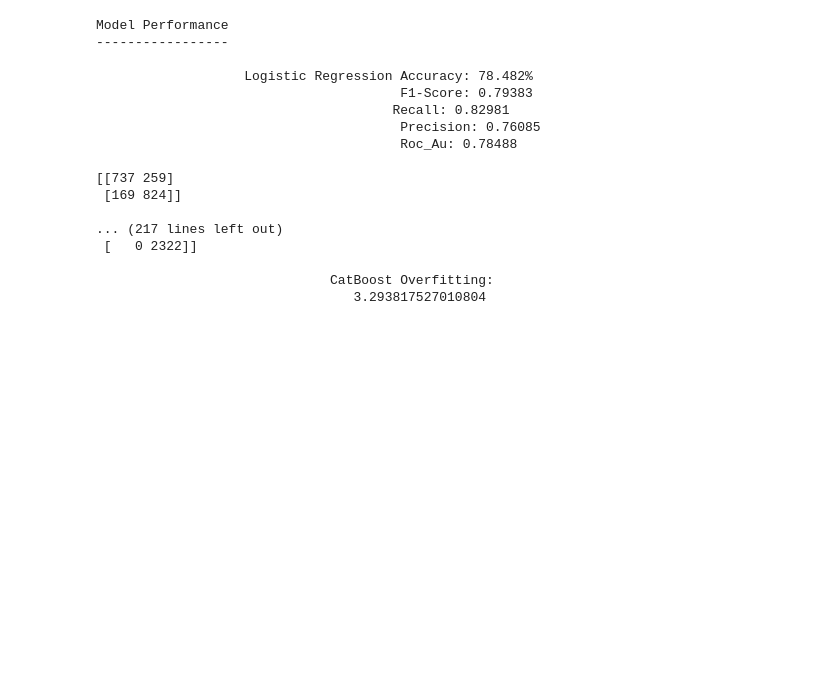
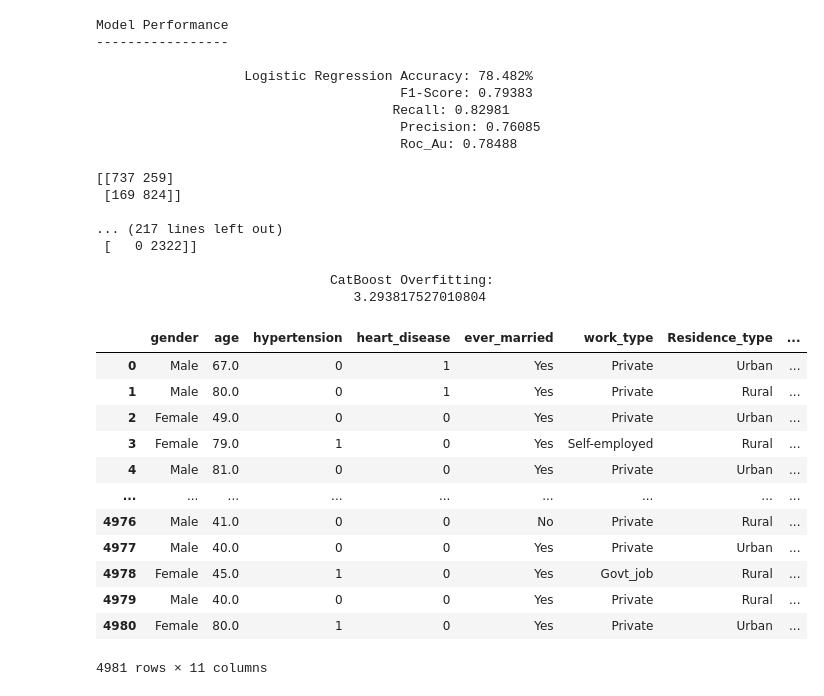
Before and after one commit to Factoria-F5-AI-Bootcamp-1-Edicion/Grupo-Pulmon-Lung, a Jupyter notebook: test_stroke.ipynb, the cells around one changed output. Cells and saved outputs as stored; diff of their text form; code cells hidden in the pictures; blank space fills up the shorter version.

```diff
--- a/test_stroke.ipynb
+++ b/test_stroke.ipynb
@@ -548,3 +530,21 @@ from sklearn.model_selection import GridSearchCV
 
 
 #Creando la Gridsearch
+# %%
+##Intento de 2da tecnica de balanceo
+
+data_stroke
+# %% [output]
+|  | gender | age | hypertension | heart_disease | ever_married | work_type | Residence_type | ... |
+| 0 | Male | 67.0 | 0 | 1 | Yes | Private | Urban | ... |
+| 1 | Male | 80.0 | 0 | 1 | Yes | Private | Rural | ... |
+| 2 | Female | 49.0 | 0 | 0 | Yes | Private | Urban | ... |
+| 3 | Female | 79.0 | 1 | 0 | Yes | Self-employed | Rural | ... |
+| 4 | Male | 81.0 | 0 | 0 | Yes | Private | Urban | ... |
+| ... | ... | ... | ... | ... | ... | ... | ... | ... |
+| 4976 | Male | 41.0 | 0 | 0 | No | Private | Rural | ... |
+| 4977 | Male | 40.0 | 0 | 0 | Yes | Private | Urban | ... |
+| 4978 | Female | 45.0 | 1 | 0 | Yes | Govt_job | Rural | ... |
+| 4979 | Male | 40.0 | 0 | 0 | Yes | Private | Rural | ... |
+| 4980 | Female | 80.0 | 1 | 0 | Yes | Private | Urban | ... |
+4981 rows × 11 columns
```
Also changed, not shown: parts of 41 cells of this notebook, 2 other files.
